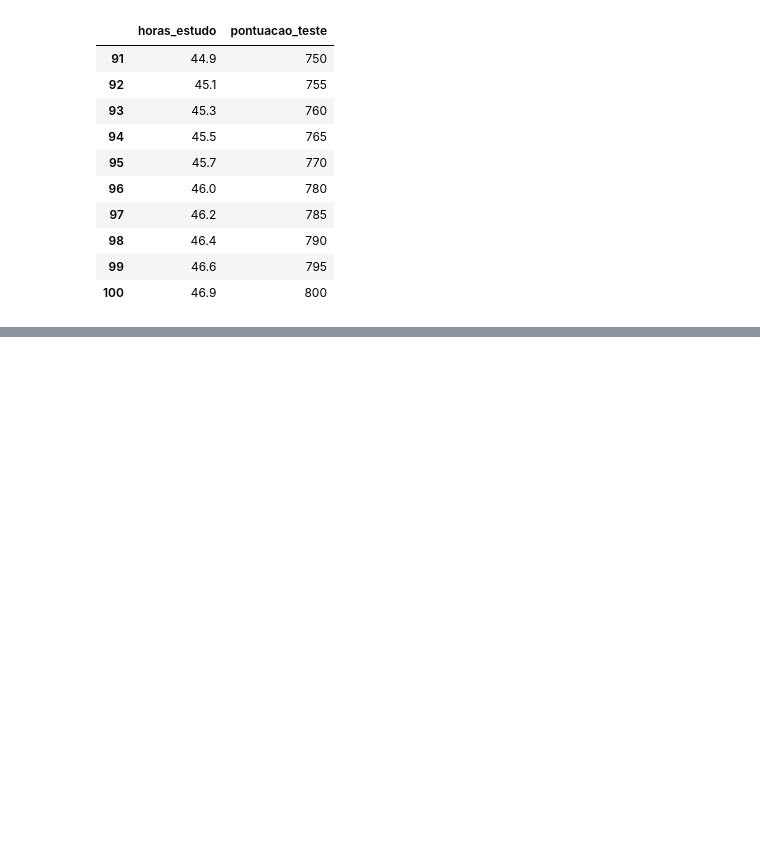
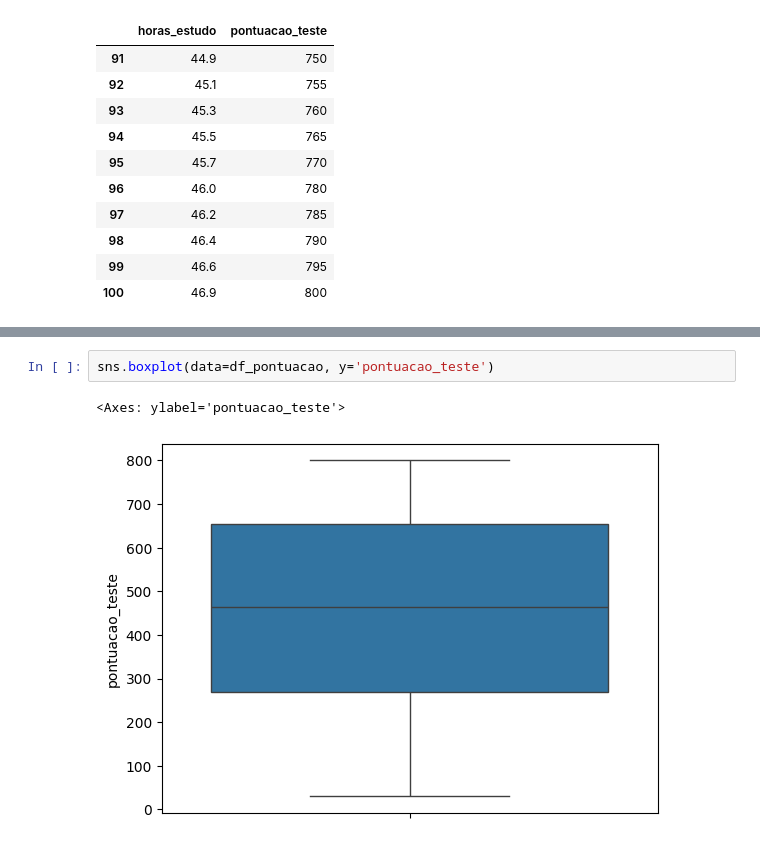
Before and after one commit to danilotavares-dev/Plataforma-de-Educacao-IA, a Jupyter notebook: modelo_pontuacao.ipynb, the cells around one changed output, grey strips where cells are left out. Drawn from its saved outputs; the diff is of its cells as text; blank space fills up the shorter version.

```diff
--- a/modelo_pontuacao.ipynb
+++ b/modelo_pontuacao.ipynb
@@ -56,0 +83,5 @@ df_pontuacao.tail(10)
+# %%
+sns.boxplot(data=df_pontuacao, y='pontuacao_teste')
+# %% [output]
+<Axes: ylabel='pontuacao_teste'>
+[figure, added]
```
Also changed, not shown: parts of 8 cells of this notebook.
